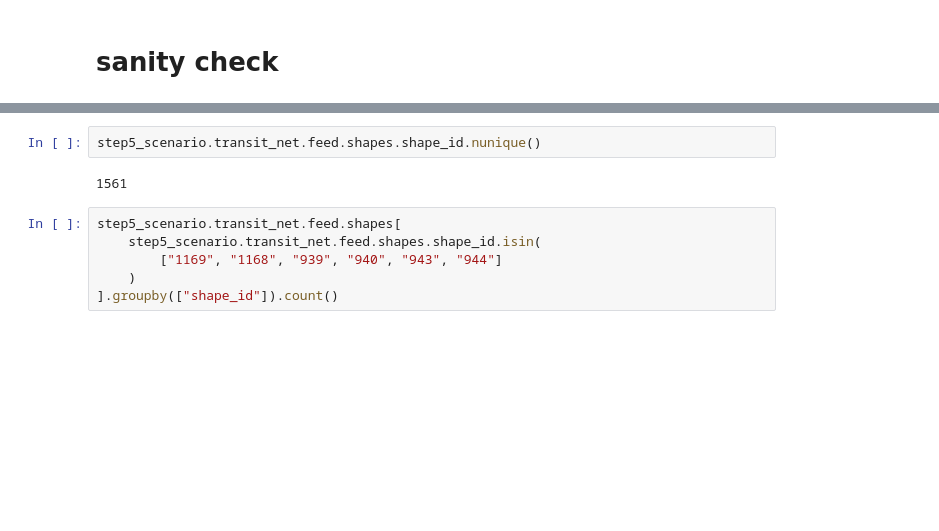
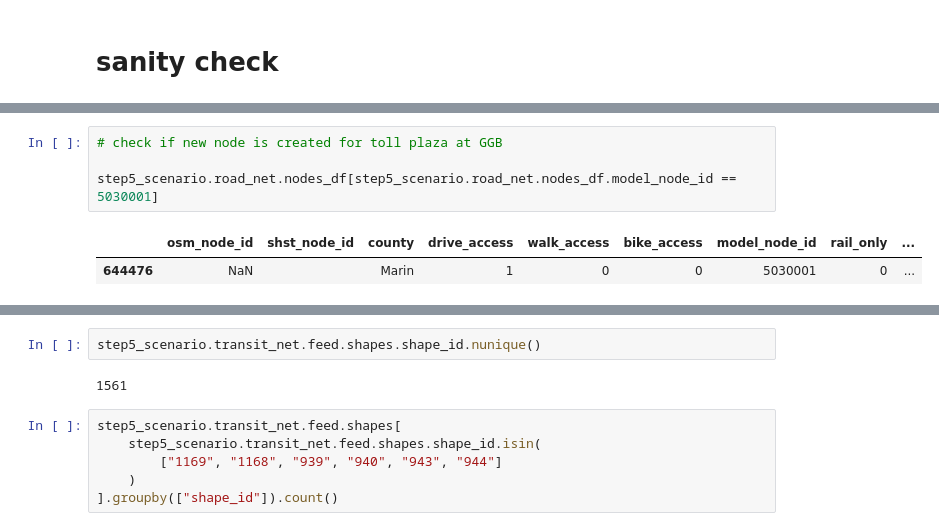
Before and after one commit to BayAreaMetro/travel-model-two-networks, a Jupyter notebook: notebooks/10-all-projects.ipynb, the cells around one changed output, grey strips where cells are left out. Drawn from its saved outputs; the diff is of its cells as text; blank space fills up the shorter version.

```diff
--- a/notebooks/10-all-projects.ipynb
+++ b/notebooks/10-all-projects.ipynb
@@ -341,0 +375,7 @@ step5_scenario.road_net.links_df[
+# %%
+# check if new node is created for toll plaza at GGB
+
+step5_scenario.road_net.nodes_df[step5_scenario.road_net.nodes_df.model_node_id == 5030001]
+# %% [output]
+|  | osm_node_id | shst_node_id | county | drive_access | walk_access | bike_access | model_node_id | rail_only | ... |
+| 644476 | NaN |  | Marin | 1 | 0 | 0 | 5030001 | 0 | ... |
```
Also changed, not shown: parts of 46 cells of this notebook.
